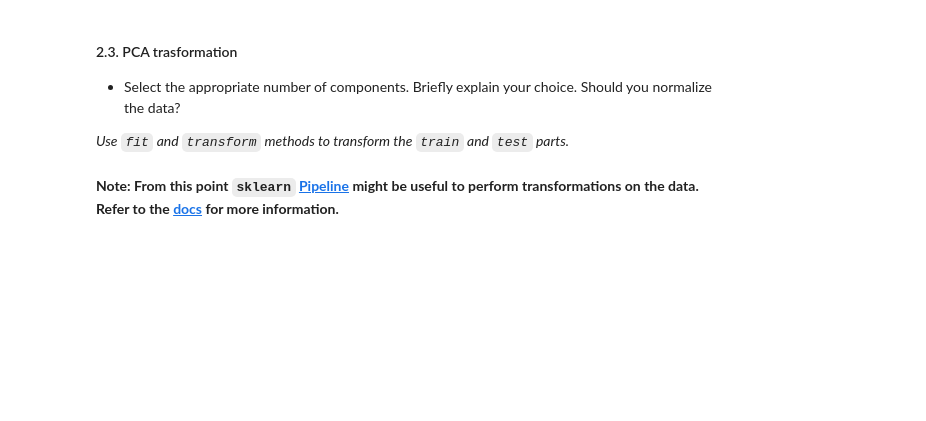
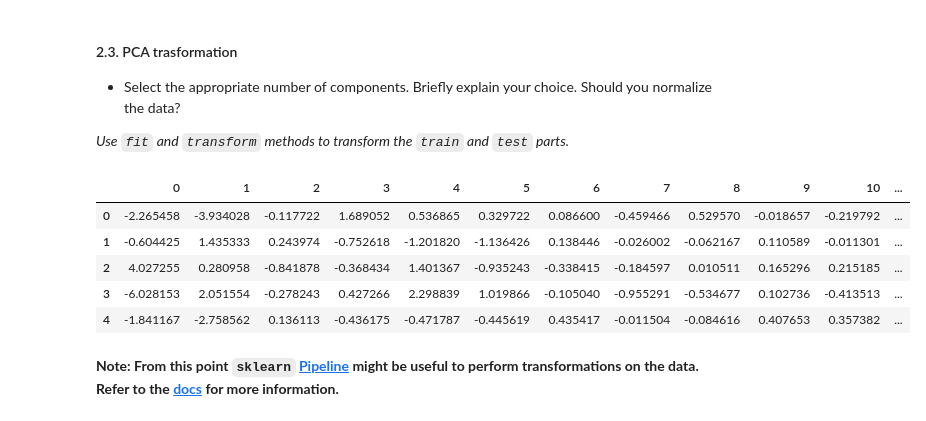
Before and after one commit to NikitaAgeev/ml-course_for_me, a Jupyter notebook: homeworks/lab01_ml_pipeline/lab01_part2_ml_pipeline.ipynb, the cells around one changed output. Cells and saved outputs as stored; diff of their text form; code cells hidden in the pictures; blank space fills up the shorter version.

```diff
--- a/homeworks/lab01_ml_pipeline/lab01_part2_ml_pipeline.ipynb
+++ b/homeworks/lab01_ml_pipeline/lab01_part2_ml_pipeline.ipynb
@@ -201,3 +218,23 @@ ModuleNotFoundError: No module named 'scikitplot'
+# %%
+### YOUR CODE HERE
+#n_components = 12 т.к. в таком случае отклонение меньше 0.001
+#Да, нормализовывать необходимо т.к. PCA использует ковариационную матрицу.
+#Ковариацию 2 величин разного порядка определяет величина большего порядка
+#Нормировка в таком случае обеспечивает то, что каждый параметр равномерно вкладывается в результат
+pca = PCA(n_components = 12)
+X_train_pca = pd.DataFrame(pca.fit_transform(X_train_scl))
+
+pca = PCA(n_components = 12)
+X_test_pca = pd.DataFrame(pca.fit_transform(X_test_scl))
+
+X_train_pca.head()
+# %% [output]
+|  | 0 | 1 | 2 | 3 | 4 | 5 | 6 | 7 | 8 | 9 | 10 | ... |
+| 0 | -2.265458 | -3.934028 | -0.117722 | 1.689052 | 0.536865 | 0.329722 | 0.086600 | -0.459466 | 0.529570 | -0.018657 | -0.219792 | ... |
+| 1 | -0.604425 | 1.435333 | 0.243974 | -0.752618 | -1.201820 | -1.136426 | 0.138446 | -0.026002 | -0.062167 | 0.110589 | -0.011301 | ... |
+| 2 | 4.027255 | 0.280958 | -0.841878 | -0.368434 | 1.401367 | -0.935243 | -0.338415 | -0.184597 | 0.010511 | 0.165296 | 0.215185 | ... |
+| 3 | -6.028153 | 2.051554 | -0.278243 | 0.427266 | 2.298839 | 1.019866 | -0.105040 | -0.955291 | -0.534677 | 0.102736 | -0.413513 | ... |
+| 4 | -1.841167 | -2.758562 | 0.136113 | -0.436175 | -0.471787 | -0.445619 | 0.435417 | -0.011504 | -0.084616 | 0.407653 | 0.357382 | ... |
 # %% [markdown]
 **Note: From this point `sklearn` [Pipeline](https://scikit-learn.org/stable/modules/compose.html) might be useful to perform transformations on the data. Refer to the [docs](https://scikit-learn.org/stable/modules/generated/sklearn.pipeline.Pipeline.html) for more information.**
 # %% [markdown]
```
Also changed, not shown: parts of 17 cells of this notebook.
